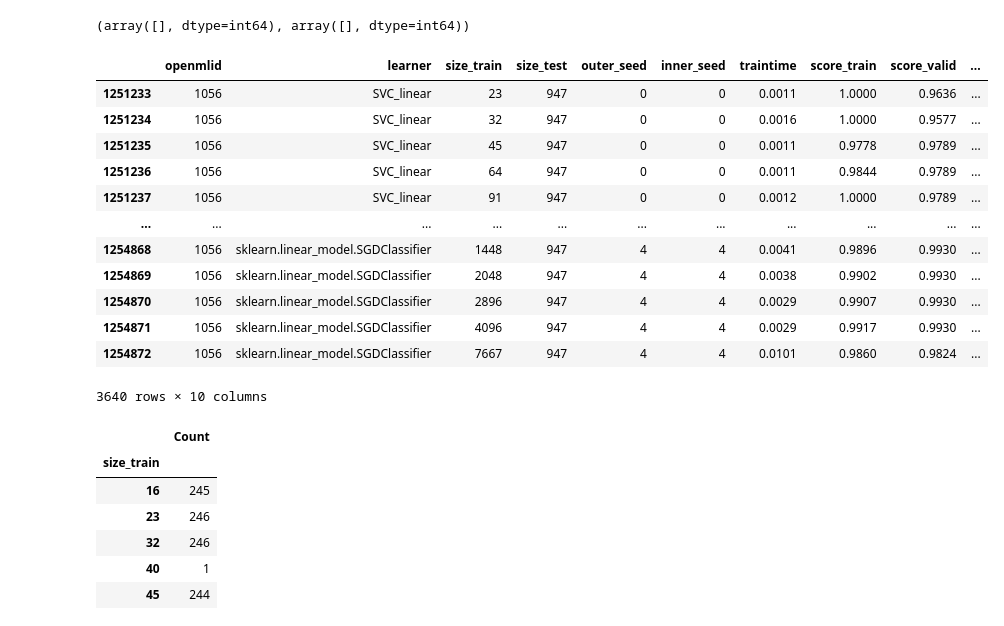
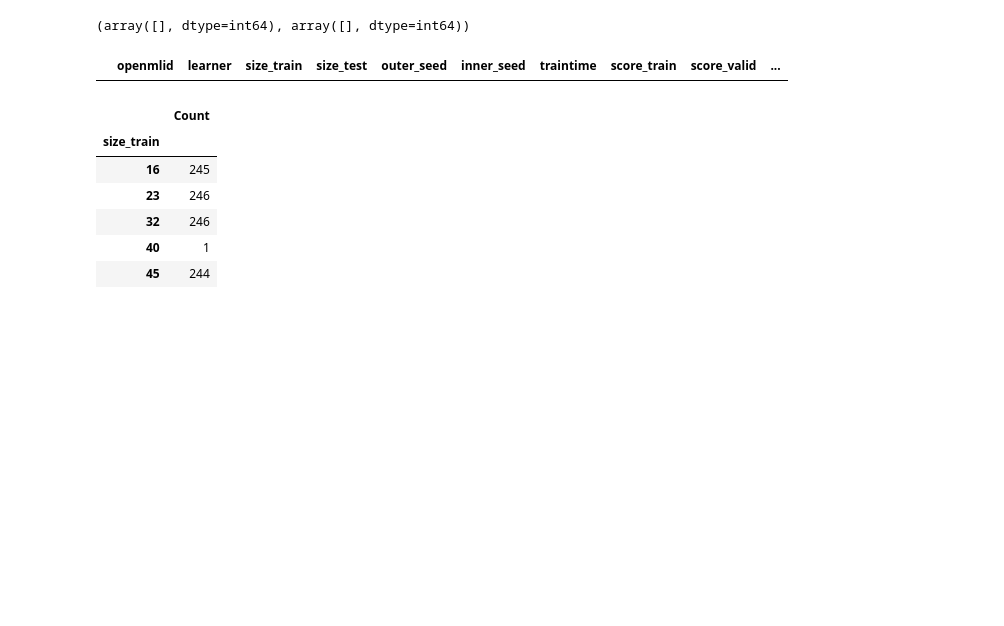
Before and after one commit to quantagenmtg/AMLthesis, a Jupyter notebook: Test.ipynb, the cells around one changed output. Saved outputs shown, nothing was run; the diff lists cells and outputs as text; code cells hidden in the pictures; blank space fills up the shorter version.

```diff
--- a/Test.ipynb
+++ b/Test.ipynb
@@ -28,21 +28,9 @@ np.where(win.dataframe[:,:,0] == np.full(20,np.nan))
 # %%
 dat = lcdb.get_all_curves()
 # %%
-dat[dat['openmlid'] == 1056]
+dat[dat['openmlid'] == 4532]
 # %% [output]
 |  | openmlid | learner | size_train | size_test | outer_seed | inner_seed | traintime | score_train | score_valid | ... |
-| 1251233 | 1056 | SVC_linear | 23 | 947 | 0 | 0 | 0.0011 | 1.0000 | 0.9636 | ... |
-| 1251234 | 1056 | SVC_linear | 32 | 947 | 0 | 0 | 0.0016 | 1.0000 | 0.9577 | ... |
-| 1251235 | 1056 | SVC_linear | 45 | 947 | 0 | 0 | 0.0011 | 0.9778 | 0.9789 | ... |
-| 1251236 | 1056 | SVC_linear | 64 | 947 | 0 | 0 | 0.0011 | 0.9844 | 0.9789 | ... |
-| 1251237 | 1056 | SVC_linear | 91 | 947 | 0 | 0 | 0.0012 | 1.0000 | 0.9789 | ... |
-| ... | ... | ... | ... | ... | ... | ... | ... | ... | ... | ... |
-| 1254868 | 1056 | sklearn.linear_model.SGDClassifier | 1448 | 947 | 4 | 4 | 0.0041 | 0.9896 | 0.9930 | ... |
-| 1254869 | 1056 | sklearn.linear_model.SGDClassifier | 2048 | 947 | 4 | 4 | 0.0038 | 0.9902 | 0.9930 | ... |
-| 1254870 | 1056 | sklearn.linear_model.SGDClassifier | 2896 | 947 | 4 | 4 | 0.0029 | 0.9907 | 0.9930 | ... |
-| 1254871 | 1056 | sklearn.linear_model.SGDClassifier | 4096 | 947 | 4 | 4 | 0.0029 | 0.9917 | 0.9930 | ... |
-| 1254872 | 1056 | sklearn.linear_model.SGDClassifier | 7667 | 947 | 4 | 4 | 0.0101 | 0.9860 | 0.9824 | ... |
-3640 rows × 10 columns
 # %%
 win = Windowing(aggCurves)
 win.set_points([16,   23,   32,   45,   64,   91,  128,  181,  256,  362,  512,
```
Also changed, not shown: 3 other files.
